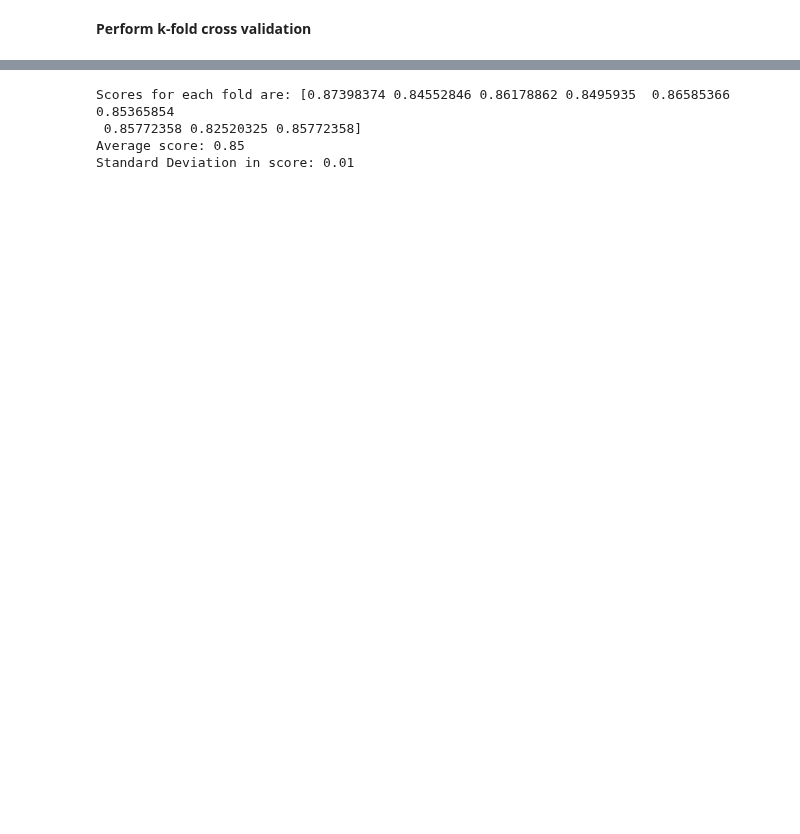
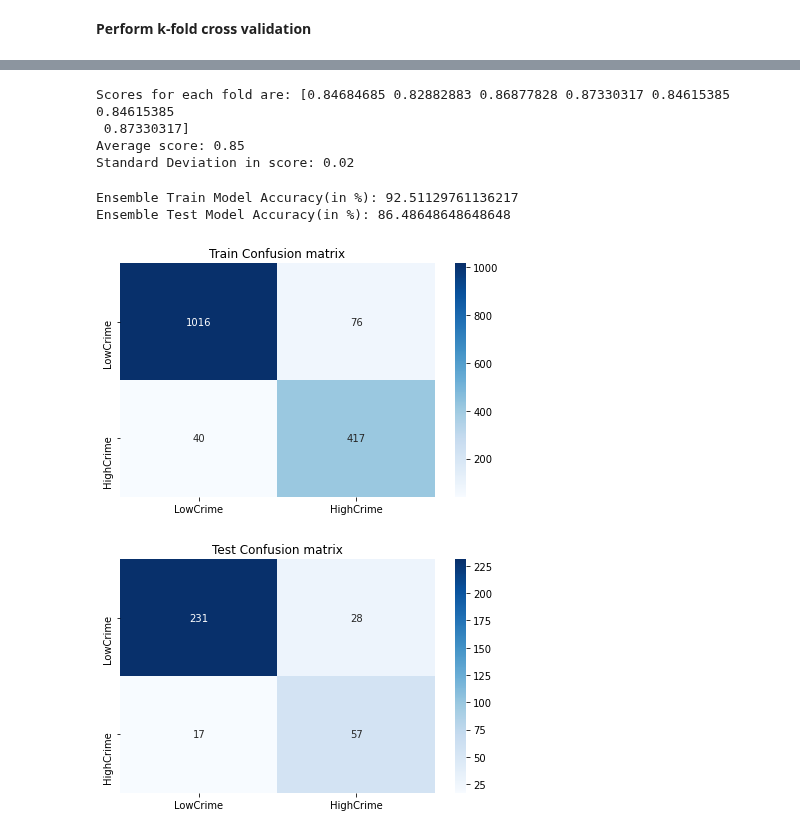
Before and after one commit to blueriver212/Crime_Prediction_ML, a Jupyter notebook: ENSEMBLE_FINAL.ipynb, the cells around one changed output, grey strips where cells are left out. Saved outputs shown, nothing was run; the diff lists cells and outputs as text; code cells hidden in the pictures; blank space fills up the shorter version.

```diff
--- a/ENSEMBLE_FINAL.ipynb
+++ b/ENSEMBLE_FINAL.ipynb
@@ -7,0 +38,3 @@ https://www.kaggle.com/arthurtok/introduction-to-ensembling-stacking-in-python
+# %%
+# Set classes based on classification complexity decided in pre-processing
+classes = {'LowCrime': 0, 'HighCrime': 1}
@@ -117,14 +165,29 @@ plt.show()
 # %%
 # Check k-fold split
-kf =KFold(n_splits=9, shuffle=True, random_state=42)
-score = cross_val_score(model_stack, x, y, scoring='accuracy', cv=kf, n_jobs=-1)
+kf =KFold(n_splits=7, shuffle=True, random_state=42)
+score = cross_val_score(model_stack, x_train, y_train, scoring='accuracy', cv=kf, n_jobs=-1)
 print(f'Scores for each fold are: {score}')
 print(f'Average score: {"{:.2f}".format(score.mean())}')
 print(f'Standard Deviation in score: {"{:.2f}".format(score.std())}')
 
+
 # Good - most accurate and minimal variation
 # %% [output]
-Scores for each fold are: [0.87398374 0.84552846 0.86178862 0.8495935  0.86585366 0.85365854
- 0.85772358 0.82520325 0.85772358]
+Scores for each fold are: [0.84684685 0.82882883 0.86877828 0.87330317 0.84615385 0.84615385
+ 0.87330317]
 Average score: 0.85
-Standard Deviation in score: 0.01
+Standard Deviation in score: 0.02
+# %%
+# Compare train &  test data
+y_train_pred = model_stack.predict(x_train)
+y_test_pred = model_stack.predict(x_test)
+
+print(f'Ensemble Train Model Accuracy(in %): {accuracy_score(y_train_pred,y_train)*100}')
+print(f'Ensemble Test Model Accuracy(in %): {accuracy_score(y_test_pred,y_test)*100}')
+plot_confusion_matrix(y_train_pred,y_train,dom='Train')
+plot_confusion_matrix(y_test_pred,y_test,dom='Test')
+# %% [output]
+Ensemble Train Model Accuracy(in %): 92.51129761136217
+Ensemble Test Model Accuracy(in %): 86.48648648648648
+[figure, added]
+[figure, added]
```
Also changed, not shown: parts of 15 cells of this notebook.
